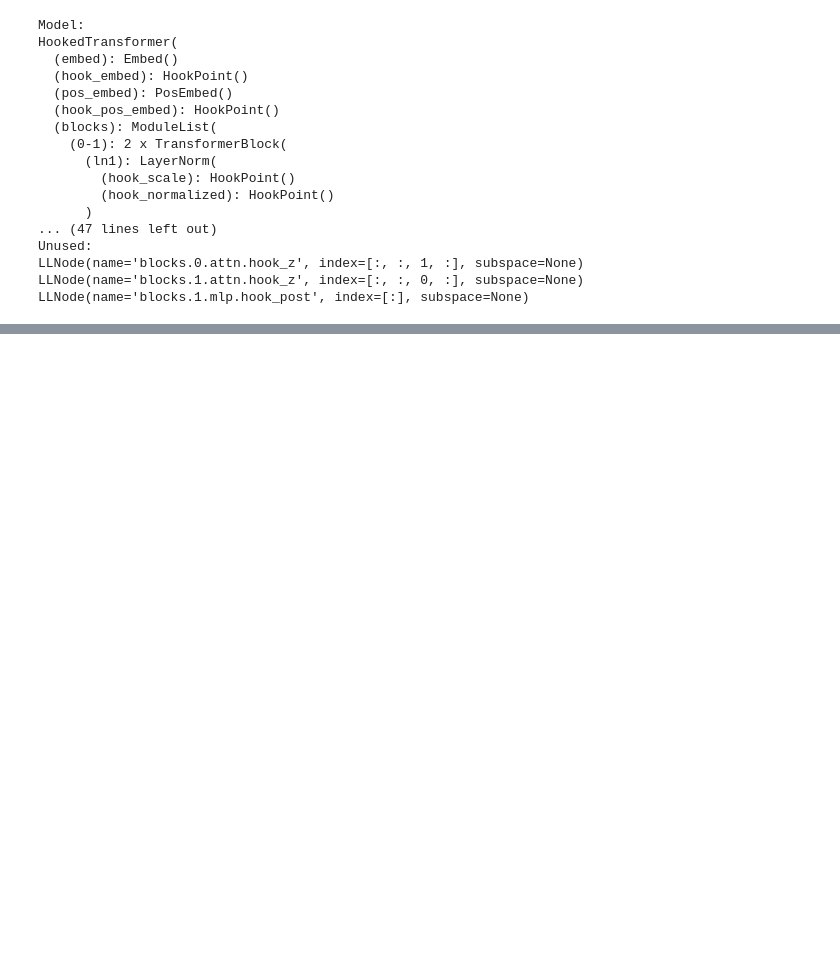
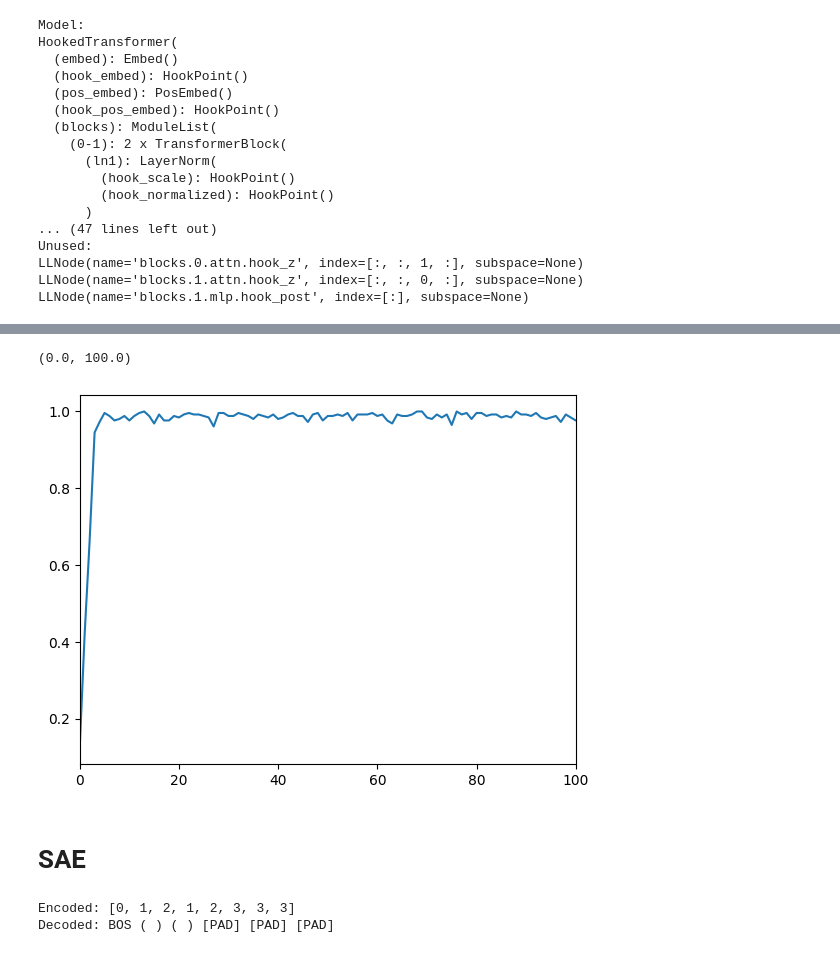
Before and after one commit to evanhanders/circuits-benchmark-saes, a Jupyter notebook: quick-experiments/parens_bench_siit_and_sae.ipynb, the cells around one changed output, grey strips where cells are left out. Saved outputs shown, nothing was run; the diff lists cells and outputs as text; code cells hidden in the pictures; blank space fills up the shorter version.

```diff
--- a/quick-experiments/parens_bench_siit_and_sae.ipynb
+++ b/quick-experiments/parens_bench_siit_and_sae.ipynb
@@ -61,0 +88,15 @@ LLNode(name='blocks.1.mlp.hook_post', index=[:], subspace=None)
+# %%
+plt.plot(results['train_IIA'])
+plt.xlim(0, 100)
+# %% [output]
+(0.0, 100.0)
+[figure, added]
+# %% [markdown]
+# SAE
+# %%
+from paren_checker import create_paren_checker_tokenizer
+tokenizer = create_paren_checker_tokenizer()
+ll_model.tokenizer = tokenizer #attach to model.
+# %% [output]
+Encoded: [0, 1, 2, 1, 2, 3, 3, 3]
+Decoded: BOS ( ) ( ) [PAD] [PAD] [PAD]
```
Also changed, not shown: parts of 5 cells of this notebook, 3 other files.
